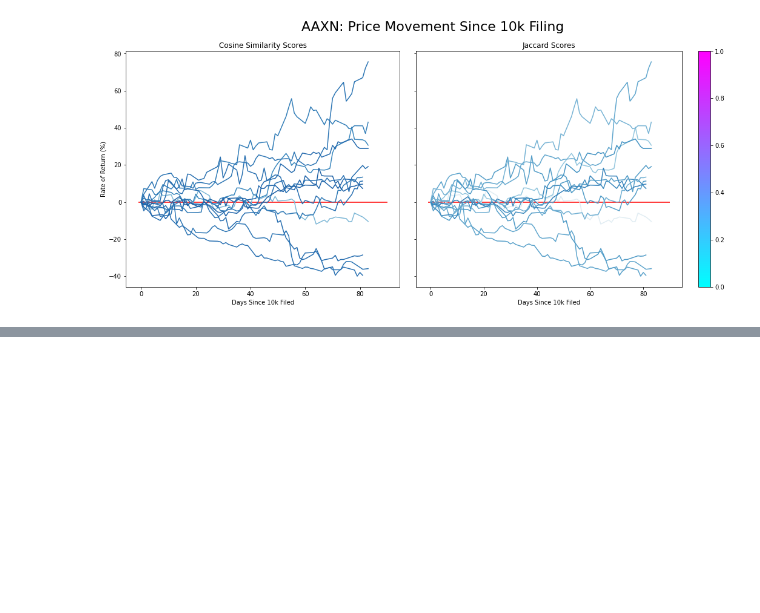
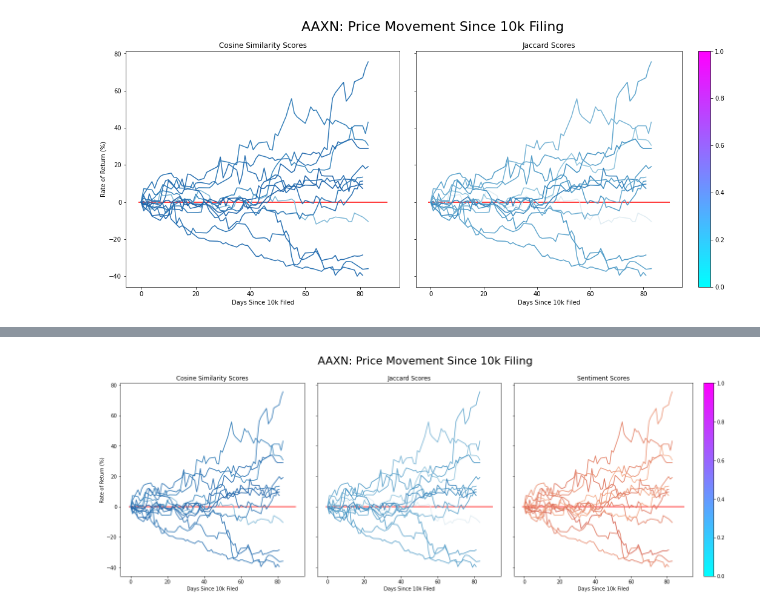
Before and after one commit to rlew631/NLP_stock_analysis, a Jupyter notebook: 10k_visualization.ipynb, the cells around one changed output, grey strips where cells are left out. Cells and saved outputs as stored; diff of their text form; code cells hidden in the pictures; blank space fills up the shorter version.

```diff
--- a/10k_visualization.ipynb
+++ b/10k_visualization.ipynb
@@ -416,47 +349,65 @@ score_docs(list(tickers.index))
 # %%
-## Look at: https://stackoverflow.com/questions/4805048/how-to-get-different-colored-lines-for-different-plots-in-a-single-figure
-## ^^the fancylegend is a dope option
-
-gs_kw = dict(width_ratios=[7, 8.5], height_ratios=[7])
-
 cmap2 = sns.color_palette("RdBu", as_cmap=True)
 start_dates = list(prices_df[prices_df['cosine_score'] > 0].index)
-f, (ax1, ax2) = plt.subplots(1, 2, sharey=True, gridspec_kw=gs_kw)
+
+f, (ax1, ax2, ax3) = plt.subplots(1, 3,
+                             sharey=True,
+                             gridspec_kw={'width_ratios':[7,7,8.5],
+                                          'height_ratios':[7]}
+                            )
+
 f.set_figheight(6)
-f.set_figwidth(15)
+f.set_figwidth(18)
 f.tight_layout()
 plt.suptitle(str(tickers[cik]).upper() + ': Price Movement Since 10k Filing',
-             y=1.08,
+             y=1.09,
              fontsize = 22)
 
 ## Plot 1
 ax1.title.set_text('Cosine Similarity Scores')
 plt.setp(ax1, ylabel='Rate of Return (%)')
 plt.setp(ax1, xlabel='Days Since 10k Filed')
 ax1.hlines(0,xmin = -1,xmax = 90, color='red')
 cos_scores = []
 for i in range(len(start_dates)-1):
     plot_df = prices_df.iloc[start_dates[i]:start_dates[i+1],:]
     cos_scores.append(plot_df.cosine_score.sum())
     time_elapsed = [(date - list(plot_df.dates)[0]).days for date in list(plot_df.dates)]
     opening_prices = np.multiply(np.subtract(np.divide(list(plot_df.Open.values),list(plot_df.Open.values)[0]),1),100)
     ax1.plot(time_elapsed, opening_prices)
-colors = [cmap2(i) for i in cos_scores]
+colors = [cmap2(i)[:3] for i in cos_scores]
 for i,j in enumerate(ax1.lines):
     j.set_color(colors[i])
 
 ## Plot 2
 ax2.title.set_text('Jaccard Scores')
 plt.setp(ax2, xlabel='Days Since 10k Filed')
-f.colorbar(cm.ScalarMappable(cmap=cmap), ax=ax2)
 ax2.hlines(0,xmin = -1,xmax = 90, color='red')
 jaccard_scores = []
 for i in range(len(start_dates)-1):
     plot_df = prices_df.iloc[start_dates[i]:start_dates[i+1],:]
     jaccard_scores.append(plot_df.jaccard_score.sum())
     time_elapsed = [(date - list(plot_df.dates)[0]).days for date in list(plot_df.dates)]
     opening_prices = np.multiply(np.subtract(np.divide(list(plot_df.Open.values),list(plot_df.Open.values)[0]),1),100)
     ax2.plot(time_elapsed, opening_prices)
-colors = [cmap2(i) for i in jaccard_scores]
+colors = [cmap2(i)[:3] for i in jaccard_scores]
 for i,j in enumerate(ax2.lines):
     j.set_color(colors[i])
+
+## Plot 3
+ax3.title.set_text('Sentiment Scores')
+plt.setp(ax3, xlabel='Days Since 10k Filed')
+f.colorbar(cm.ScalarMappable(cmap=cmap), ax=ax3)
+ax3.hlines(0,xmin = -1,xmax = 90, color='red')
+sentiment_scores = []
+for i in range(len(start_dates)-1):
+    plot_df = prices_df.iloc[start_dates[i]:start_dates[i+1],:]
+    sentiment_scores.append(plot_df.sentiment_score.sum())
+    time_elapsed = [(date - list(plot_df.dates)[0]).days for date in list(plot_df.dates)]
+    opening_prices = np.multiply(np.subtract(np.divide(list(plot_df.Open.values),list(plot_df.Open.values)[0]),1),100)
+    ax3.plot(time_elapsed, opening_prices)
+colors = [cmap2(i)[:3] for i in sentiment_scores]
+for i,j in enumerate(ax3.lines):
+    j.set_color(colors[i])
+# %% [output]
+[figure, added]
```
Also changed, not shown: parts of 19 cells of this notebook.
